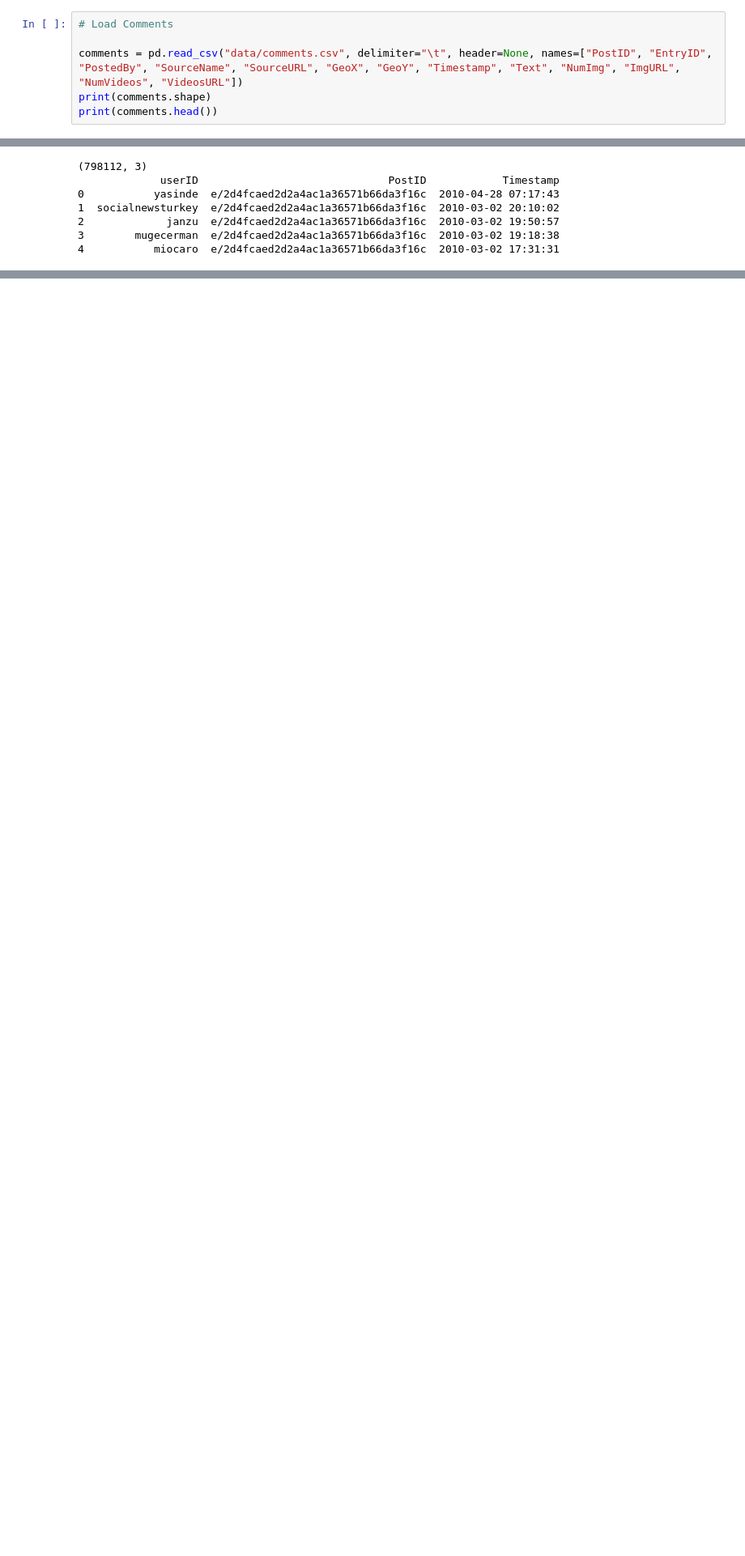
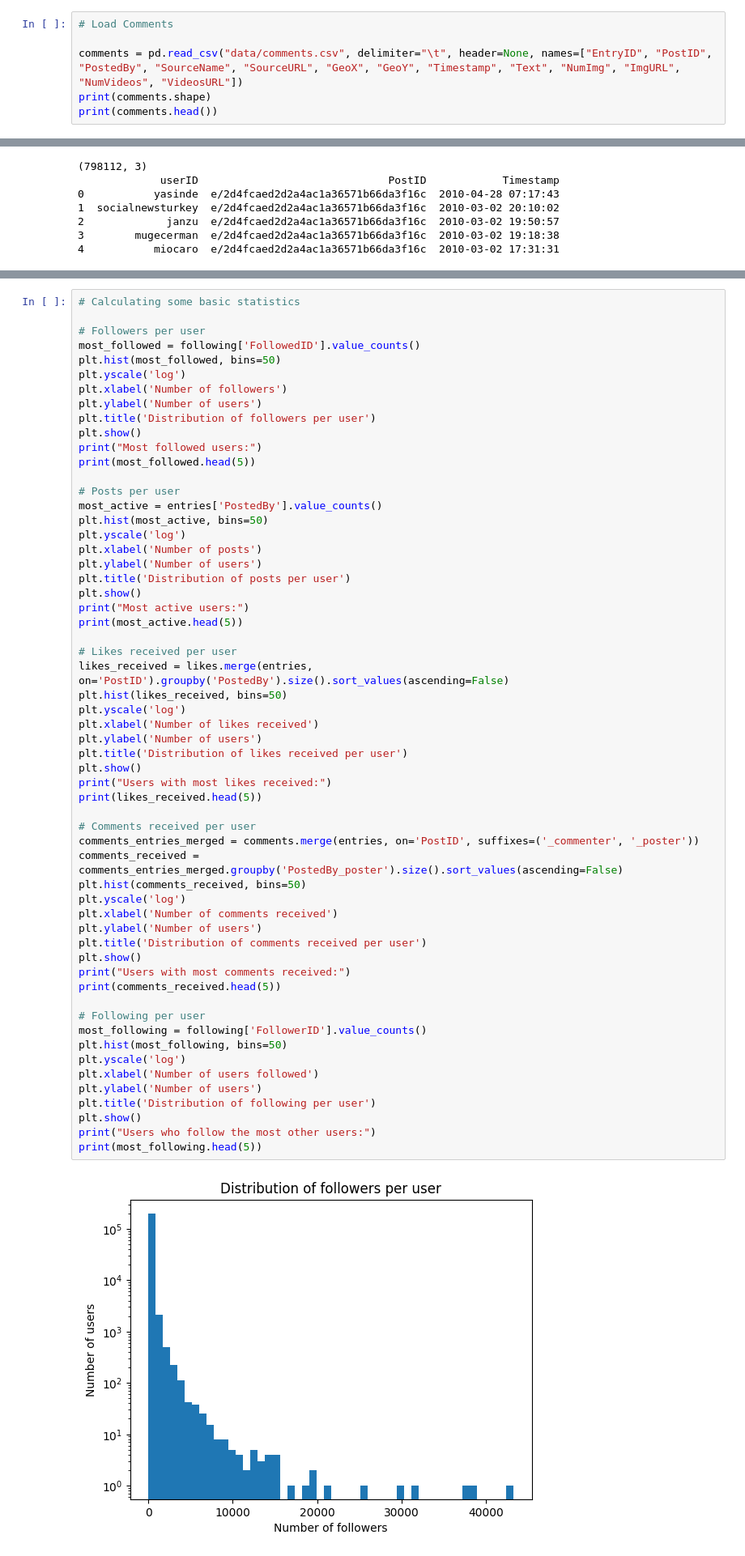
Before and after one commit to jonas-blum/data-mining-1, a Jupyter notebook: project/project-group51.ipynb, the cells around one changed output, grey strips where cells are left out. Shown at 81% size. Cells and saved outputs as stored; diff of their text form; blank space fills up the shorter version.

```diff
--- a/project/project-group51.ipynb
+++ b/project/project-group51.ipynb
@@ -7,7 +8,7 @@ from scipy import stats
 # %%
 # Load Comments
 
-comments = pd.read_csv("data/comments.csv", delimiter="\t", header=None, names=["PostID", "EntryID", "PostedBy", "SourceName", "SourceURL", "GeoX", "GeoY", "Timestamp", "Text", "NumImg", "ImgURL", "NumVideos", "VideosURL"])
+comments = pd.read_csv("data/comments.csv", delimiter="\t", header=None, names=["EntryID", "PostID", "PostedBy", "SourceName", "SourceURL", "GeoX", "GeoY", "Timestamp", "Text", "NumImg", "ImgURL", "NumVideos", "VideosURL"])
 print(comments.shape)
 print(comments.head())
 # %% [output]
@@ -139,3 +147,63 @@ print(entries.head())
 2   http://www.mehmetin.net/2010/08/fethullah-gul...        0.0       NaN
 3                                                NaN        0.0       NaN
 4                                                NaN        0.0       NaN
+# %%
+# Calculating some basic statistics
+
+# Followers per user
+most_followed = following['FollowedID'].value_counts()
+plt.hist(most_followed, bins=50)
+plt.yscale('log')
+plt.xlabel('Number of followers')
+plt.ylabel('Number of users')
+plt.title('Distribution of followers per user')
+plt.show()
+print("Most followed users:")
+print(most_followed.head(5))
+
+# Posts per user
+most_active = entries['PostedBy'].value_counts()
+plt.hist(most_active, bins=50)
+plt.yscale('log')
+plt.xlabel('Number of posts')
+plt.ylabel('Number of users')
+plt.title('Distribution of posts per user')
+plt.show()
+print("Most active users:")
+print(most_active.head(5))
+
+# Likes received per user
+likes_received = likes.merge(entries, on='PostID').groupby('PostedBy').size().sort_values(ascending=False)
+plt.hist(likes_received, bins=50)
+plt.yscale('log')
+plt.xlabel('Number of likes received')
+plt.ylabel('Number of users')
+plt.title('Distribution of likes received per user')
+plt.show()
+print("Users with most likes received:")
+print(likes_received.head(5))
+
+# Comments received per user
+comments_entries_merged = comments.merge(entries, on='PostID', suffixes=('_commenter', '_poster'))
+comments_received = comments_entries_merged.groupby('PostedBy_poster').size().sort_values(ascending=False)
+plt.hist(comments_received, bins=50)
+plt.yscale('log')
+plt.xlabel('Number of comments received')
+plt.ylabel('Number of users')
+plt.title('Distribution of comments received per user')
+plt.show()
+print("Users with most comments received:")
+print(comments_received.head(5))
+
+# Following per user
+most_following = following['FollowerID'].value_counts()
+plt.hist(most_following, bins=50)
+plt.yscale('log')
+plt.xlabel('Number of users followed')
+plt.ylabel('Number of users')
+plt.title('Distribution of following per user')
+plt.show()
+print("Users who follow the most other users:")
+print(most_following.head(5))
+# %% [output]
+[figure, added]
```
Also changed, not shown: parts of 4 cells of this notebook, 1 other file.
